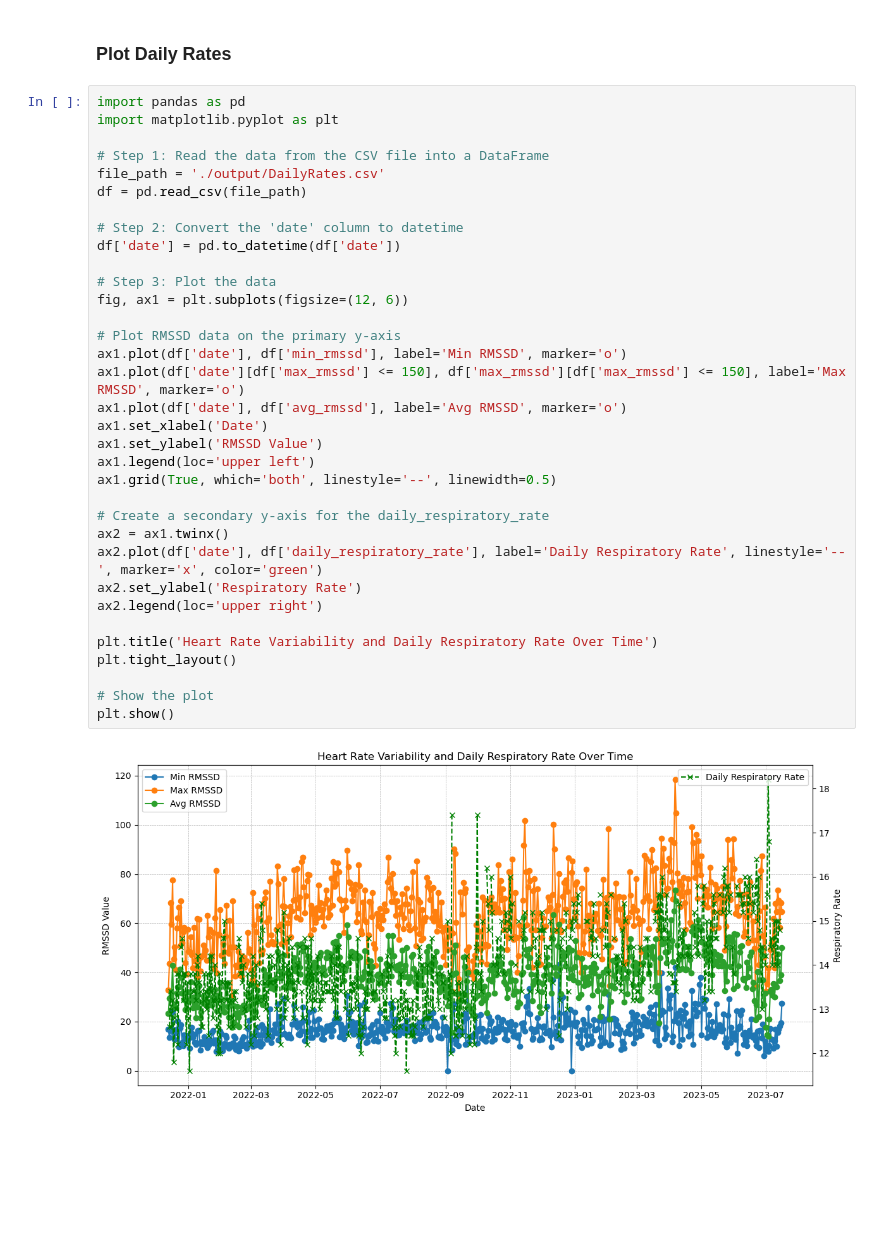
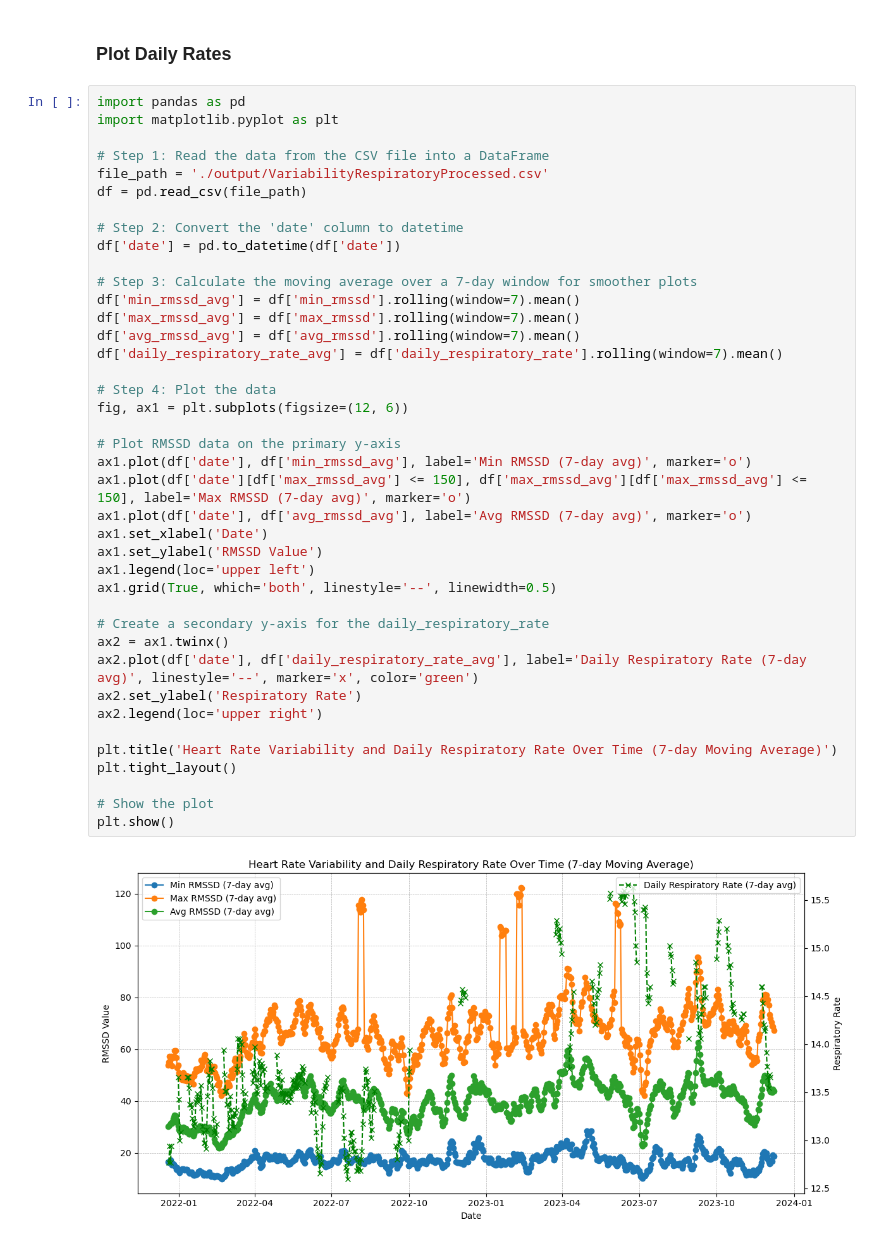
Before and after one commit to schbz/FitbitEDA, a Jupyter notebook: DataAnalysis.ipynb, the cells around one changed output. Cells and saved outputs as stored; diff of their text form; blank space fills up the shorter version.

```diff
--- a/DataAnalysis.ipynb
+++ b/DataAnalysis.ipynb
@@ -217,39 +245,45 @@ output_file
 # %%
 import pandas as pd
 import matplotlib.pyplot as plt
 
 # Step 1: Read the data from the CSV file into a DataFrame
-file_path = './output/DailyRates.csv'
+file_path = './output/VariabilityRespiratoryProcessed.csv'
 df = pd.read_csv(file_path)
 
 # Step 2: Convert the 'date' column to datetime
 df['date'] = pd.to_datetime(df['date'])
 
-# Step 3: Plot the data
+# Step 3: Calculate the moving average over a 7-day window for smoother plots
+df['min_rmssd_avg'] = df['min_rmssd'].rolling(window=7).mean()
+df['max_rmssd_avg'] = df['max_rmssd'].rolling(window=7).mean()
+df['avg_rmssd_avg'] = df['avg_rmssd'].rolling(window=7).mean()
+df['daily_respiratory_rate_avg'] = df['daily_respiratory_rate'].rolling(window=7).mean()
+
+# Step 4: Plot the data
 fig, ax1 = plt.subplots(figsize=(12, 6))
 
 # Plot RMSSD data on the primary y-axis
-ax1.plot(df['date'], df['min_rmssd'], label='Min RMSSD', marker='o')
-ax1.plot(df['date'][df['max_rmssd'] <= 150], df['max_rmssd'][df['max_rmssd'] <= 150], label='Max RMSSD', marker='o')
-ax1.plot(df['date'], df['avg_rmssd'], label='Avg RMSSD', marker='o')
+ax1.plot(df['date'], df['min_rmssd_avg'], label='Min RMSSD (7-day avg)', marker='o')
+ax1.plot(df['date'][df['max_rmssd_avg'] <= 150], df['max_rmssd_avg'][df['max_rmssd_avg'] <= 150], label='Max RMSSD (7-day avg)', marker='o')
+ax1.plot(df['date'], df['avg_rmssd_avg'], label='Avg RMSSD (7-day avg)', marker='o')
 ax1.set_xlabel('Date')
 ax1.set_ylabel('RMSSD Value')
 ax1.legend(loc='upper left')
 ax1.grid(True, which='both', linestyle='--', linewidth=0.5)
 
 # Create a secondary y-axis for the daily_respiratory_rate
 ax2 = ax1.twinx()
-ax2.plot(df['date'], df['daily_respiratory_rate'], label='Daily Respiratory Rate', linestyle='--', marker='x', color='green')
+ax2.plot(df['date'], df['daily_respiratory_rate_avg'], label='Daily Respiratory Rate (7-day avg)', linestyle='--', marker='x', color='green')
 ax2.set_ylabel('Respiratory Rate')
 ax2.legend(loc='upper right')
 
-plt.title('Heart Rate Variability and Daily Respiratory Rate Over Time')
+plt.title('Heart Rate Variability and Daily Respiratory Rate Over Time (7-day Moving Average)')
 plt.tight_layout()
 
 # Show the plot
 plt.show()
 # %% [output]
-[figure, old version]
+[figure, new version]
 # %%
 import pandas as pd
 import matplotlib.pyplot as plt
```
Also changed, not shown: parts of 18 cells of this notebook, 3 other files.
